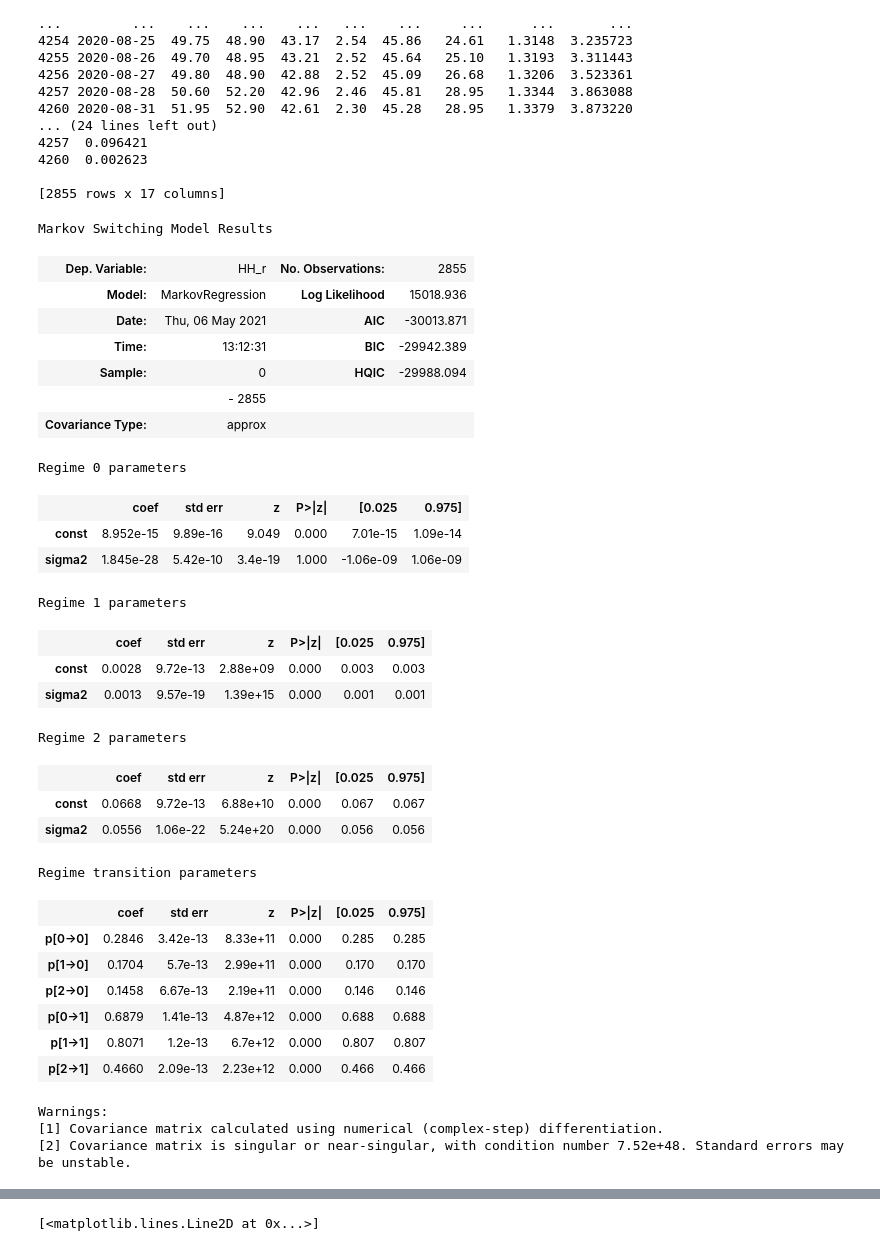
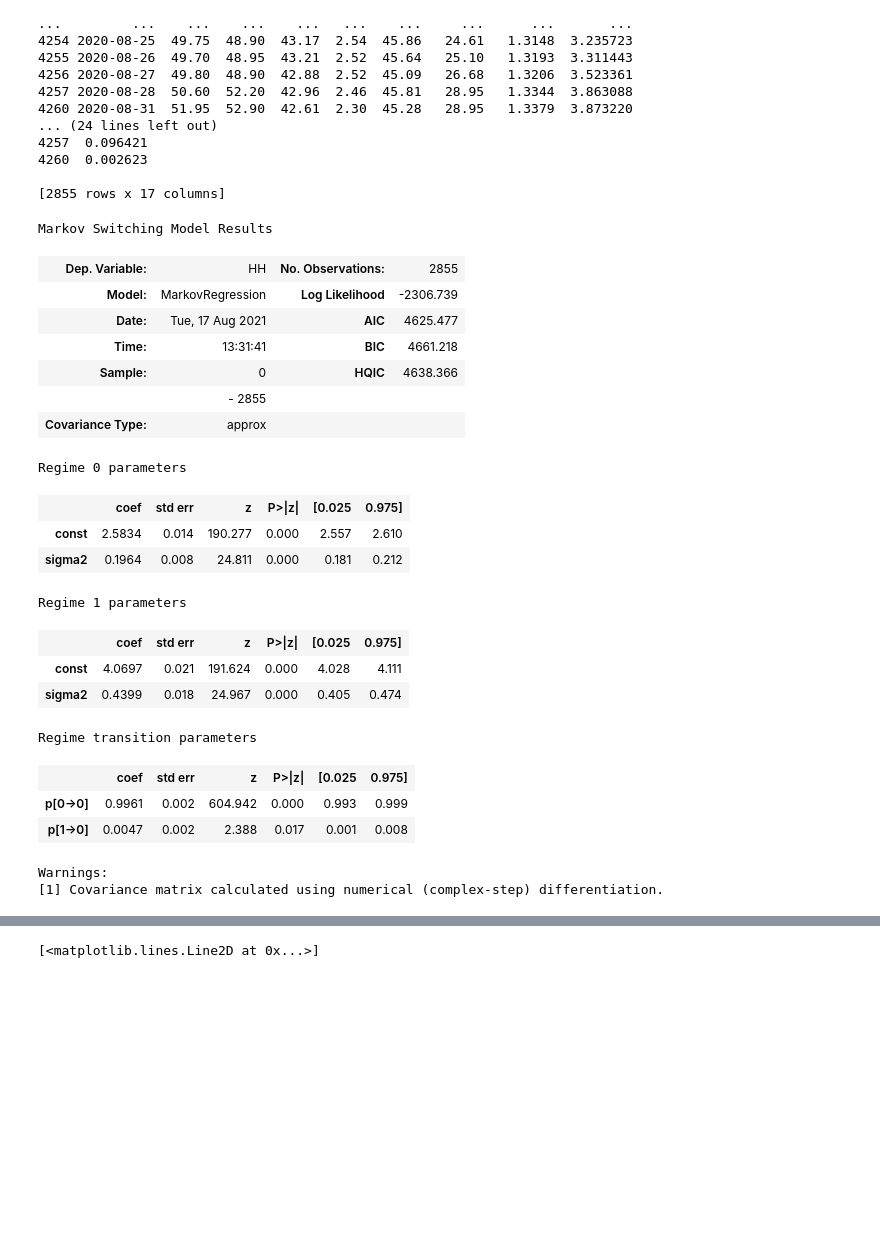
Before and after one commit to joe-ascroft/phd, a Jupyter notebook: Markov-switching-univariate.ipynb, the cells around one changed output, grey strips where cells are left out. Cells and saved outputs as stored; diff of their text form; code cells hidden in the pictures; blank space fills up the shorter version.

```diff
--- a/Markov-switching-univariate.ipynb
+++ b/Markov-switching-univariate.ipynb
@@ -62,39 +62,30 @@ print(df)
 # %%
 ## markov regime switching for univariate analysis ##
 
-mod = sm.tsa.MarkovRegression(df["HH_r"], k_regimes=3, order=10, switching_variance = True)
+mod = sm.tsa.MarkovRegression(df["HH"], k_regimes=2, order=10, switching_variance = True)
 res_mod = mod.fit()
 res_mod.summary()
 # %% [output]
 Markov Switching Model Results
-| Dep. Variable: | HH_r | No. Observations: | 2855 |
-| Model: | MarkovRegression | Log Likelihood | 15018.936 |
-| Date: | Thu, 06 May 2021 | AIC | -30013.871 |
-| Time: | 13:12:31 | BIC | -29942.389 |
-| Sample: | 0 | HQIC | -29988.094 |
+| Dep. Variable: | HH | No. Observations: | 2855 |
+| Model: | MarkovRegression | Log Likelihood | -2306.739 |
+| Date: | Tue, 17 Aug 2021 | AIC | 4625.477 |
+| Time: | 13:31:41 | BIC | 4661.218 |
+| Sample: | 0 | HQIC | 4638.366 |
 |  | - 2855 |  |  |
 | Covariance Type: | approx |  |  |
 Regime 0 parameters
 |  | coef | std err | z | P>|z| | [0.025 | 0.975] |
-| const | 8.952e-15 | 9.89e-16 | 9.049 | 0.000 | 7.01e-15 | 1.09e-14 |
-| sigma2 | 1.845e-28 | 5.42e-10 | 3.4e-19 | 1.000 | -1.06e-09 | 1.06e-09 |
+| const | 2.5834 | 0.014 | 190.277 | 0.000 | 2.557 | 2.610 |
+| sigma2 | 0.1964 | 0.008 | 24.811 | 0.000 | 0.181 | 0.212 |
 Regime 1 parameters
 |  | coef | std err | z | P>|z| | [0.025 | 0.975] |
-| const | 0.0028 | 9.72e-13 | 2.88e+09 | 0.000 | 0.003 | 0.003 |
-| sigma2 | 0.0013 | 9.57e-19 | 1.39e+15 | 0.000 | 0.001 | 0.001 |
+| const | 4.0697 | 0.021 | 191.624 | 0.000 | 4.028 | 4.111 |
+| sigma2 | 0.4399 | 0.018 | 24.967 | 0.000 | 0.405 | 0.474 |
-Regime 2 parameters
+Regime transition parameters
 |  | coef | std err | z | P>|z| | [0.025 | 0.975] |
-| const | 0.0668 | 9.72e-13 | 6.88e+10 | 0.000 | 0.067 | 0.067 |
-| sigma2 | 0.0556 | 1.06e-22 | 5.24e+20 | 0.000 | 0.056 | 0.056 |
+| p[0->0] | 0.9961 | 0.002 | 604.942 | 0.000 | 0.993 | 0.999 |
+| p[1->0] | 0.0047 | 0.002 | 2.388 | 0.017 | 0.001 | 0.008 |
-Regime transition parameters
+Warnings:
+[1] Covariance matrix calculated using numerical (complex-step) differentiation.
-|  | coef | std err | z | P>|z| | [0.025 | 0.975] |
-| p[0->0] | 0.2846 | 3.42e-13 | 8.33e+11 | 0.000 | 0.285 | 0.285 |
-| p[1->0] | 0.1704 | 5.7e-13 | 2.99e+11 | 0.000 | 0.170 | 0.170 |
-| p[2->0] | 0.1458 | 6.67e-13 | 2.19e+11 | 0.000 | 0.146 | 0.146 |
-| p[0->1] | 0.6879 | 1.41e-13 | 4.87e+12 | 0.000 | 0.688 | 0.688 |
-| p[1->1] | 0.8071 | 1.2e-13 | 6.7e+12 | 0.000 | 0.807 | 0.807 |
-| p[2->1] | 0.4660 | 2.09e-13 | 2.23e+12 | 0.000 | 0.466 | 0.466 |
-Warnings:
-[1] Covariance matrix calculated using numerical (complex-step) differentiation.
-[2] Covariance matrix is singular or near-singular, with condition number 7.52e+48. Standard errors may be unstable.
 # %%
```
Also changed, not shown: parts of 1 cell of this notebook, 3 other files.
